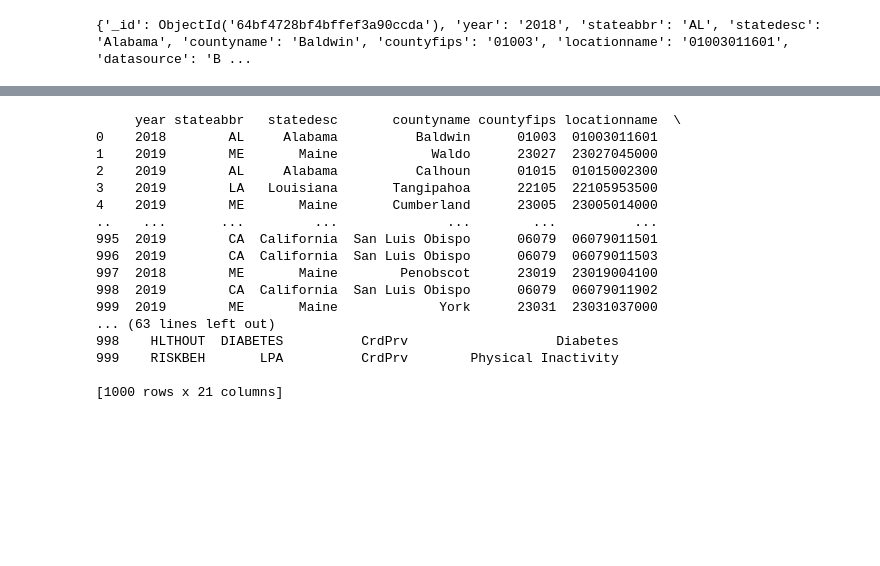
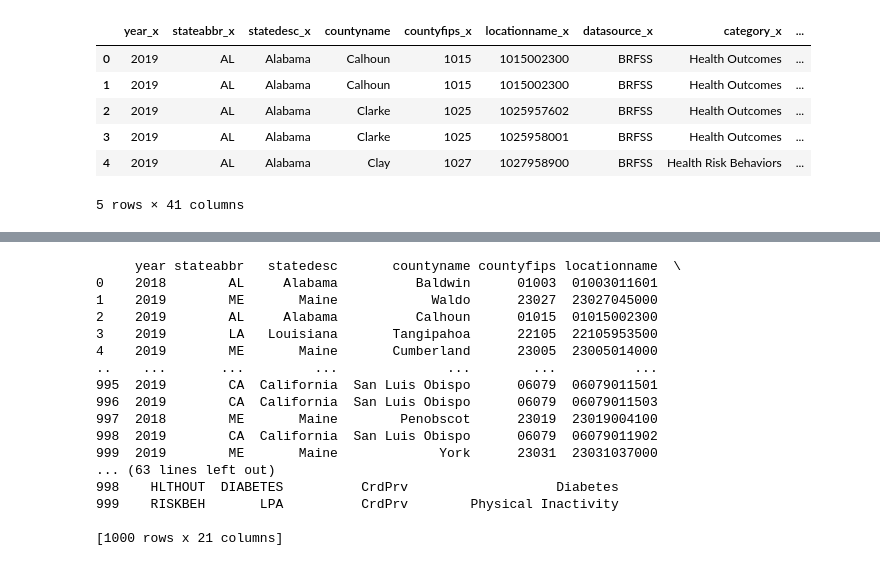
Before and after one commit to najdawi11/American-Health-and-Wellness-Dashboard, a Jupyter notebook: Application/overviewData.ipynb, the cells around one changed output, grey strips where cells are left out. Drawn from its saved outputs; the diff is of its cells as text; code cells hidden in the pictures; blank space fills up the shorter version.

```diff
--- a/Application/data.ipynb
+++ b/Application/overviewData.ipynb
@@ -17,6 +17,2 @@ print(db.data1.find_one())
 # %%
 data = db['data1']
-# %%
-print(data.find_one())
-# %% [output]
-{'_id': ObjectId('64bf4728bf4bffef3a90ccda'), 'year': '2018', 'stateabbr': 'AL', 'statedesc': 'Alabama', 'countyname': 'Baldwin', 'countyfips': '01003', 'locationname': '01003011601', 'datasource': 'B ...
@@ -22,0 +23,3 @@ print(data.find_one())
+# %%
+# Joining the datasets together
+masterData= pd.merge(d1, d2, on='countyname', how='inner')
@@ -22,0 +28,10 @@ print(data.find_one())
+# %%
+masterData.head(5)
+# %% [output]
+|  | year_x | stateabbr_x | statedesc_x | countyname | countyfips_x | locationname_x | datasource_x | category_x | ... |
+| 0 | 2019 | AL | Alabama | Calhoun | 1015 | 1015002300 | BRFSS | Health Outcomes | ... |
+| 1 | 2019 | AL | Alabama | Calhoun | 1015 | 1015002300 | BRFSS | Health Outcomes | ... |
+| 2 | 2019 | AL | Alabama | Clarke | 1025 | 1025957602 | BRFSS | Health Outcomes | ... |
+| 3 | 2019 | AL | Alabama | Clarke | 1025 | 1025958001 | BRFSS | Health Outcomes | ... |
+| 4 | 2019 | AL | Alabama | Clay | 1027 | 1027958900 | BRFSS | Health Risk Behaviors | ... |
+5 rows × 41 columns
```
Also changed, not shown: parts of 9 cells of this notebook, 9 other files.
